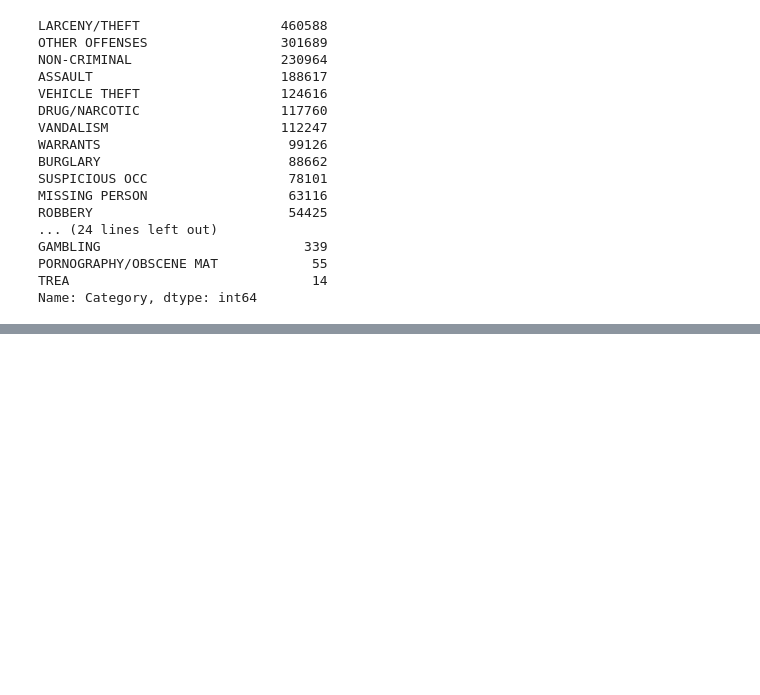
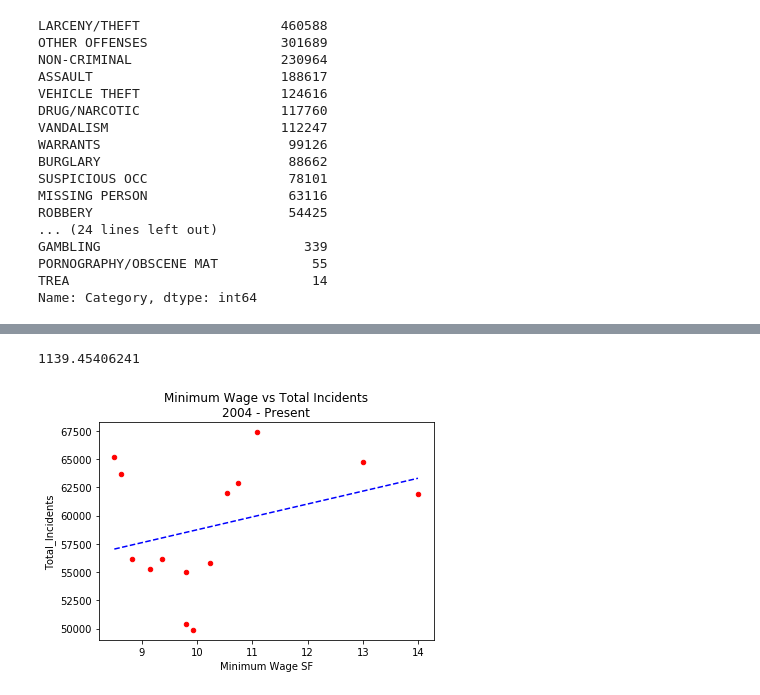
Before and after one commit to nalehc/Team_Four, a Jupyter notebook: sf_crime_data.ipynb, the cells around one changed output, grey strips where cells are left out. Cells and saved outputs as stored; diff of their text form; code cells hidden in the pictures; blank space fills up the shorter version.

```diff
--- a/sf_crime_data.ipynb
+++ b/sf_crime_data.ipynb
@@ -107,0 +176,8 @@ annual_total_df
+# %%
+# plot min wage v crime
+plot_data_2 = annual_total_w_min_wage[['Year', 'Total_Incidents', 'Minimum Wage SF']]
+plot_data_2 = plot_data_2.loc[(plot_data_2['Year'] >= 2004)]
+plot_data_2 = plot_data_2.set_index('Year')
+
+plot_data_2.to_csv('min_wage_v_crime.csv')
+plot_data_2
@@ -108 +201,20 @@ annual_total_df
+# %%
+# plot min wage v crime
+min_wage = plot_data_2['Minimum Wage SF']
+total_incidents = plot_data_2['Total_Incidents']
+
+slope, intercept, r_value, p_value, _ = stats.linregress(min_wage, total_incidents)
+print(slope)
+fit_line = slope * min_wage + intercept
+
+plot_data_2.plot.scatter('Minimum Wage SF', 'Total_Incidents', color='r')
+plt.plot(min_wage, fit_line, 'b--')
+plt.title('Minimum Wage vs Total Incidents\n2004 - Present')
+
+
+plt.savefig('min_v_crime.png')
+plt.show()
+# %% [output]
+1139.45406241
+[figure, added]
 # %%
```
Also changed, not shown: parts of 10 cells of this notebook, 7 other files.
